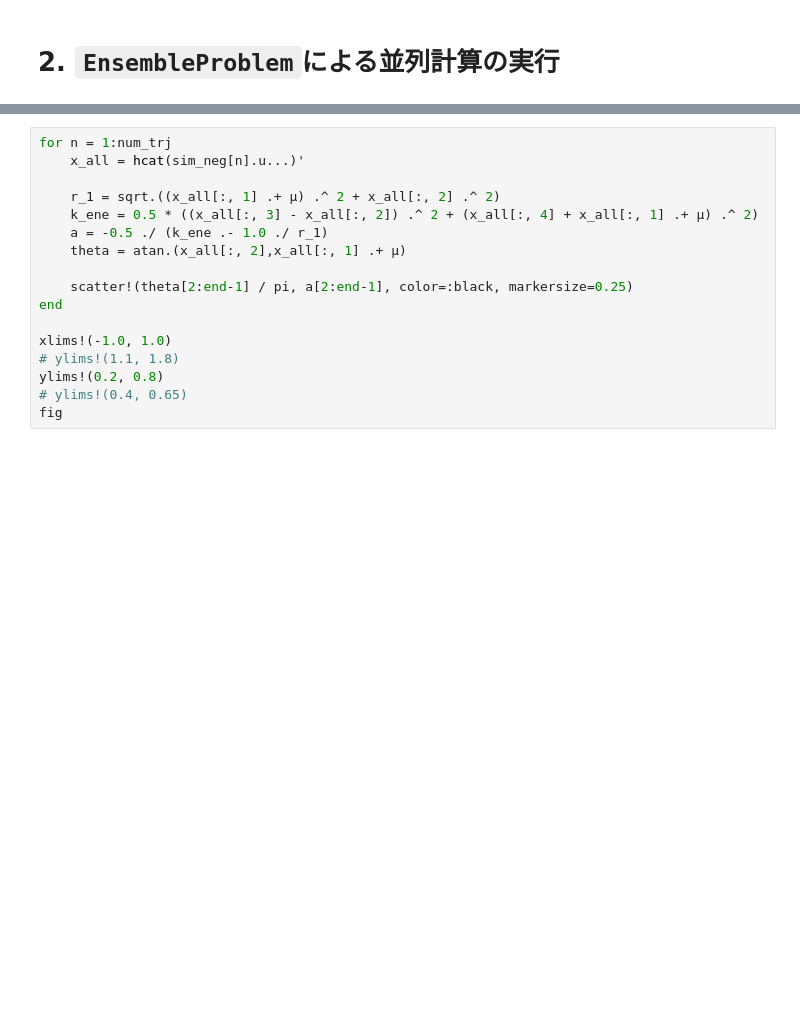
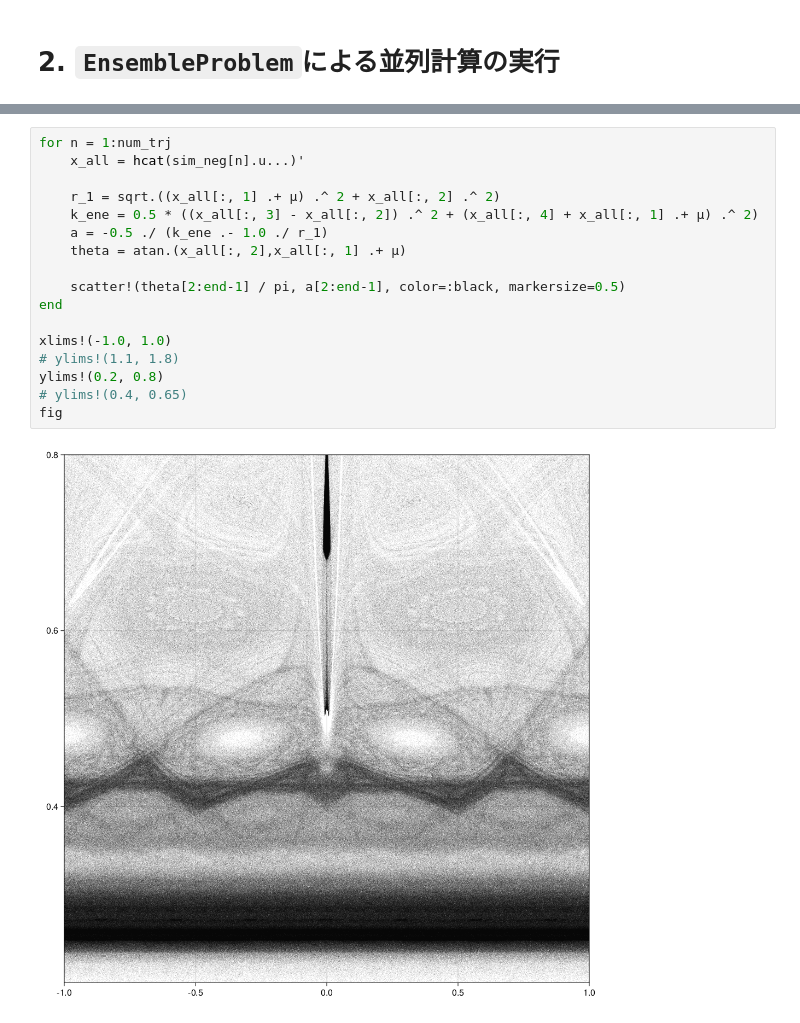
Before and after one commit to naoyaozaki/CRTBP.jl, a Jupyter notebook: work/poincare_map.ipynb, the cells around one changed output, grey strips where cells are left out. Saved outputs shown, nothing was run; the diff lists cells and outputs as text; blank space fills up the shorter version.

```diff
--- a/work/poincare_map.ipynb
+++ b/work/poincare_map.ipynb
@@ -256,17 +260,19 @@ sim_neg = solve(ensemble_prob, Vern7(), EnsembleDistributed(), trajectories=num_
 # %%
 for n = 1:num_trj
     x_all = hcat(sim_neg[n].u...)'
 
     r_1 = sqrt.((x_all[:, 1] .+ μ) .^ 2 + x_all[:, 2] .^ 2)
     k_ene = 0.5 * ((x_all[:, 3] - x_all[:, 2]) .^ 2 + (x_all[:, 4] + x_all[:, 1] .+ μ) .^ 2)
     a = -0.5 ./ (k_ene .- 1.0 ./ r_1)
     theta = atan.(x_all[:, 2],x_all[:, 1] .+ μ)
 
-    scatter!(theta[2:end-1] / pi, a[2:end-1], color=:black, markersize=0.25)
+    scatter!(theta[2:end-1] / pi, a[2:end-1], color=:black, markersize=0.5)
 end
 
 xlims!(-1.0, 1.0)
 # ylims!(1.1, 1.8)
 ylims!(0.2, 0.8)
 # ylims!(0.4, 0.65)
 fig
+# %% [output]
+[figure, added]
```
Also changed, not shown: parts of 7 cells of this notebook.
